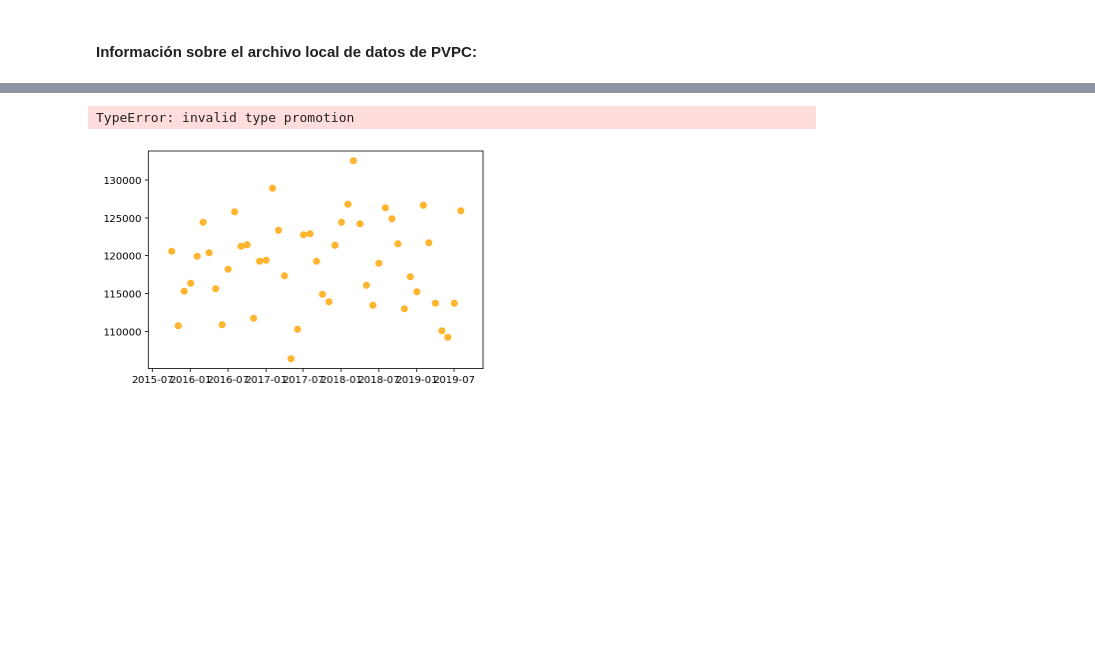
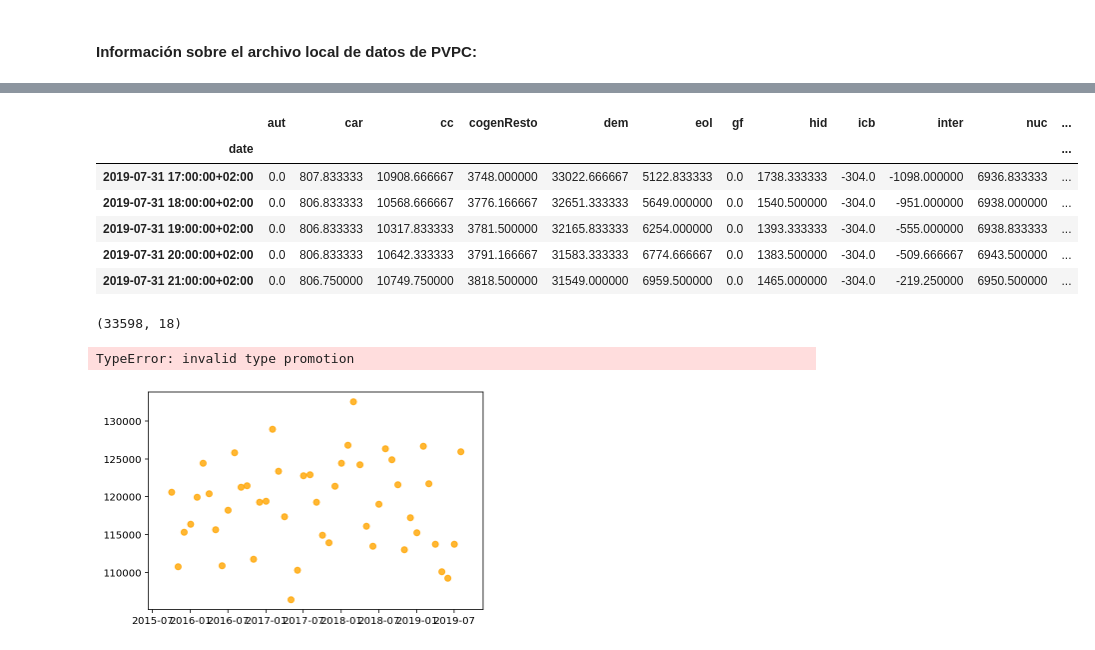
Before and after one commit to davidcerezal/energy-price-predictor, a Jupyter notebook: data_imports/REE.ipynb, the cells around one changed output, grey strips where cells are left out. Drawn from its saved outputs; the diff is of its cells as text; code cells hidden in the pictures; blank space fills up the shorter version.

```diff
--- a/data_imports/REE.ipynb
+++ b/data_imports/REE.ipynb
@@ -93,14 +72,8 @@ print(df_ree.shape)
 # %%
 df_temp['date'] = pd.to_datetime(df_temp.index)
-df_temp_day = df_temp.groupby(pd.Grouper(key='date', freq='1d')).mean().dropna()
-df_temp_month = df_temp.groupby(pd.Grouper(key='date', freq='1M')).mean().dropna()
+df_temp_hour = df_temp.groupby(pd.Grouper(key='date', freq='1h')).mean().dropna()
 
-df_temp_day.loc[:, 'Total']= df_temp_day.sum(axis=1)
-df_temp_month.loc[:, 'Total']= df_temp_month.sum(axis=1)
 
-df_temp_day['date'] = df_temp_day.index
-df_temp_month['date'] = df_temp_month.index
-print(df_temp_day.shape)
-print(df_temp_month.shape)
-df_temp_month.tail()
+df_temp_hour['date'] = df_temp_hour.index
+print(df_temp_hour.shape)
 # %% [output]
@@ -115,0 +81,15 @@ df_temp_month.tail()
+# %%
+df_temp_hour = df_temp_hour[df_temp_hour['date'] >= '2015-10-01']
+df_temp_hour.tail()
+# %% [output]
+|  | aut | car | cc | cogenResto | dem | eol | gf | hid | icb | inter | nuc | ... |
+| date |  |  |  |  |  |  |  |  |  |  |  | ... |
+| 2019-07-31 17:00:00+02:00 | 0.0 | 807.833333 | 10908.666667 | 3748.000000 | 33022.666667 | 5122.833333 | 0.0 | 1738.333333 | -304.0 | -1098.000000 | 6936.833333 | ... |
+| 2019-07-31 18:00:00+02:00 | 0.0 | 806.833333 | 10568.666667 | 3776.166667 | 32651.333333 | 5649.000000 | 0.0 | 1540.500000 | -304.0 | -951.000000 | 6938.000000 | ... |
+| 2019-07-31 19:00:00+02:00 | 0.0 | 806.833333 | 10317.833333 | 3781.500000 | 32165.833333 | 6254.000000 | 0.0 | 1393.333333 | -304.0 | -555.000000 | 6938.833333 | ... |
+| 2019-07-31 20:00:00+02:00 | 0.0 | 806.833333 | 10642.333333 | 3791.166667 | 31583.333333 | 6774.666667 | 0.0 | 1383.500000 | -304.0 | -509.666667 | 6943.500000 | ... |
+| 2019-07-31 21:00:00+02:00 | 0.0 | 806.750000 | 10749.750000 | 3818.500000 | 31549.000000 | 6959.500000 | 0.0 | 1465.000000 | -304.0 | -219.250000 | 6950.500000 | ... |
+# %%
+print(df_temp_hour.shape)
+# %% [output]
+(33598, 18)
```
Also changed, not shown: parts of 6 cells of this notebook, 6 other files.
